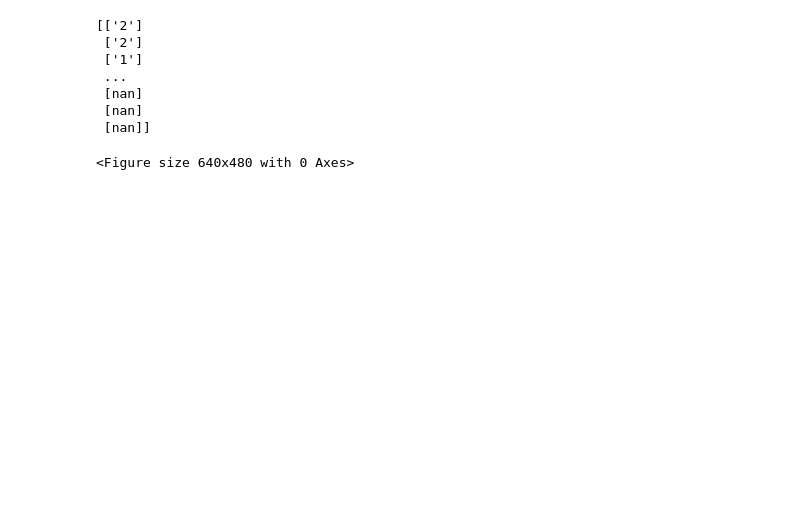
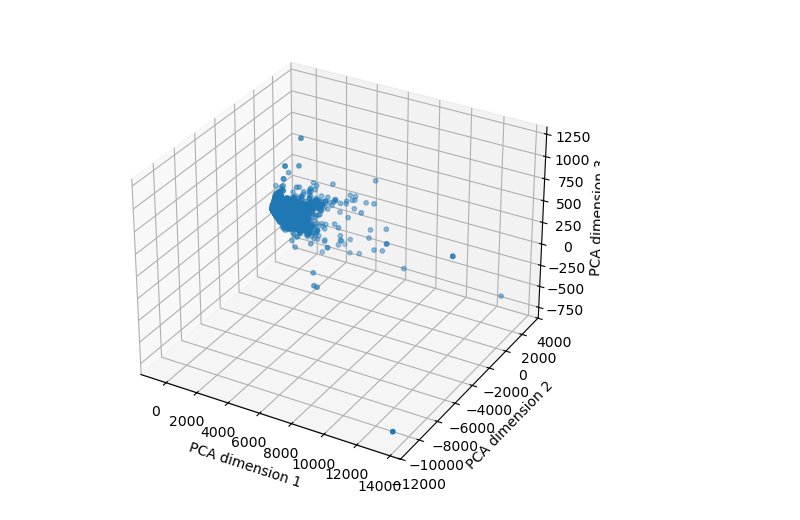
Before and after one commit to ameliehuebner/plastchem-project, a Jupyter notebook: analysis/visual.ipynb, the cells around one changed output. Cells and saved outputs as stored; diff of their text form; code cells hidden in the pictures; blank space fills up the shorter version.

```diff
--- a/analysis/visual.ipynb
+++ b/analysis/visual.ipynb
@@ -60,8 +6,2 @@ col_dict = {
 # %%
-# reindexing and multiindexing
-tuples = [(k, i) for k, v in col_dict.items() for i in v]
-index = pd.MultiIndex.from_tuples(tuples, names=["category", "description"])
-df_plast_chem = plast_chem[1:]
-df_plast_chem.columns = index
-df_plast_chem.drop(df_plast_chem["Identifiers"][df_plast_chem["Identifiers"].plastchem_ID.isna()].index, inplace=True)
-print(df_plast_chem)
+plast_chem, pcc = load_plastchem(Path.cwd() / "data" / "plastchem_db_v1.0.tsv")
@@ -90,15 +12,16 @@ See the caveats in the documentation: https://pandas.pydata.org/pandas-docs/stab
 # %%
-# visualize toxicity as is
-import matplotlib.pyplot as plt
-fig = plt.figure()
-print(df_plast_chem["Hazard_information", "Hazard_score"].values)
-#plt.bar(df_plast_chem["Hazard_information"]["Hazard_score"].values)
+# cluster data on all information → extract feature vectures by PCA
+# some of the data is discrete, other continous → what do i do
+
+fv = extract_feature_vecs(plast_chem, [('Properties_molecular_weight'), ('Properties_exact_mass'), ('Properties_monoisotopic_mass'),
+                                   ('Properties_tpsa'), ('Properties_complexity')], n=3)
+
+fig = plt.figure(figsize=(9,6))
+ax = fig.add_subplot(projection='3d')
+ax.scatter(fv[:,0], fv[:,1], fv[:,2], s=10)
+ax.set_xlabel('PCA dimension 1')
+ax.set_ylabel('PCA dimension 2')
+ax.set_zlabel('PCA dimension 3')
+plt.show()
 # %% [output]
-[['2']
- ['2']
- ['1']
- ...
- [nan]
- [nan]
- [nan]]
-<Figure size 640x480 with 0 Axes>
+[figure, added]
```
Also changed, not shown: parts of 6 cells of this notebook, 5 other files.
